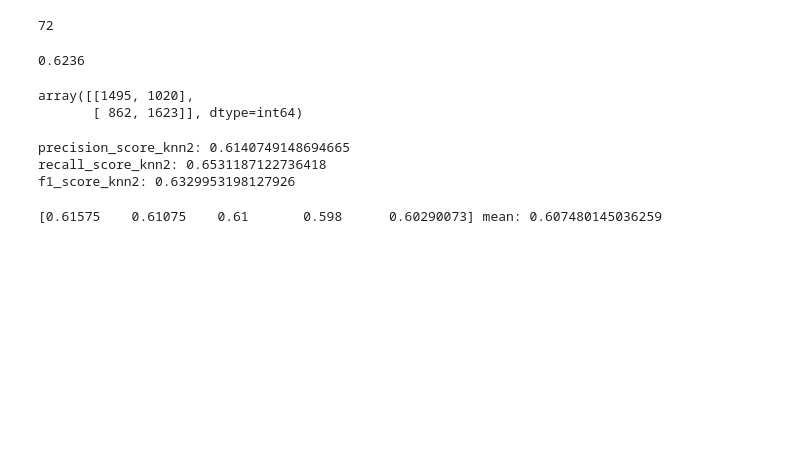
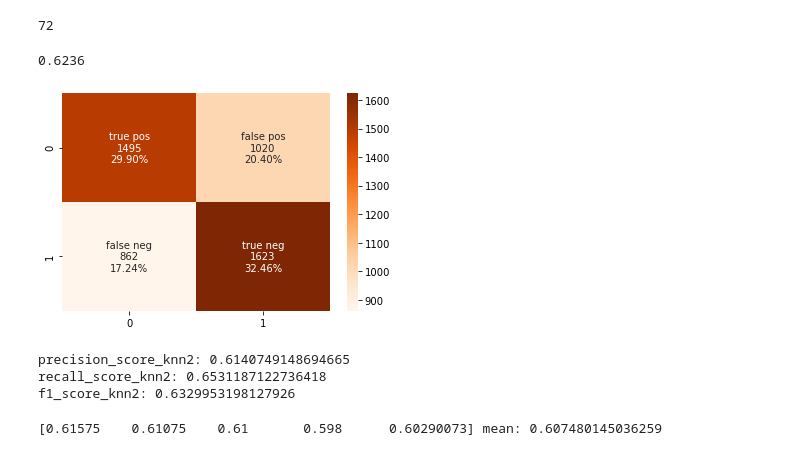
Before and after one commit to Yehudit-Brickner/data_science_end_of_year1_project, a Jupyter notebook: dogs vs cats 9.8.21 .ipynb, the cells around one changed output. Cells and saved outputs as stored; diff of their text form; code cells hidden in the pictures; blank space fills up the shorter version.

```diff
--- a/dogs vs cats 9.8.21 .ipynb
+++ b/dogs vs cats 9.8.21 .ipynb
@@ -337,10 +346,9 @@ accuracy_knn2
 0.6236
 # %%
 mat_knn2=confusion_matrix(y_test_set, y_pred_knn2)
-mat_knn2
+confussion_matrix(mat_knn2)
 # %% [output]
-array([[1495, 1020],
-       [ 862, 1623]], dtype=int64)
+[figure, added]
 # %%
 print("precision_score_knn2:",precision_score(y_test_set, y_pred_knn2))
 print("recall_score_knn2:",recall_score(y_test_set, y_pred_knn2))
```
Also changed, not shown: parts of 7 cells of this notebook, 4 other files.
